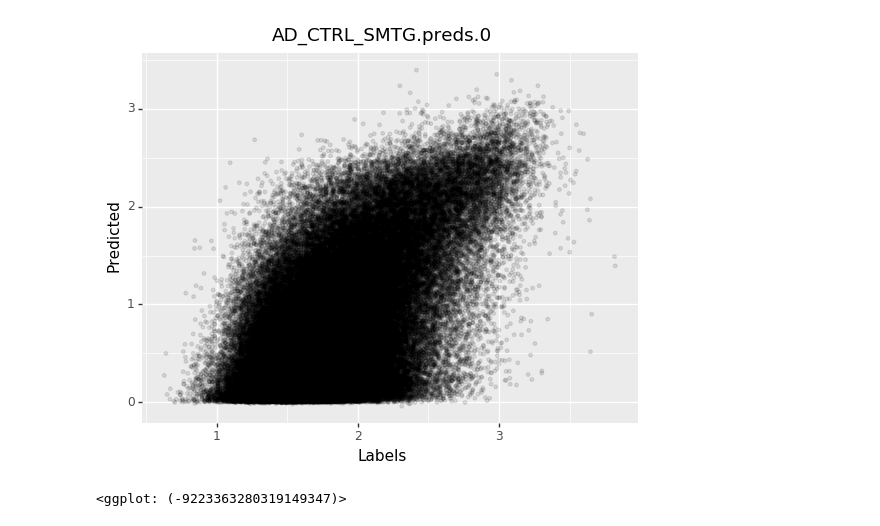
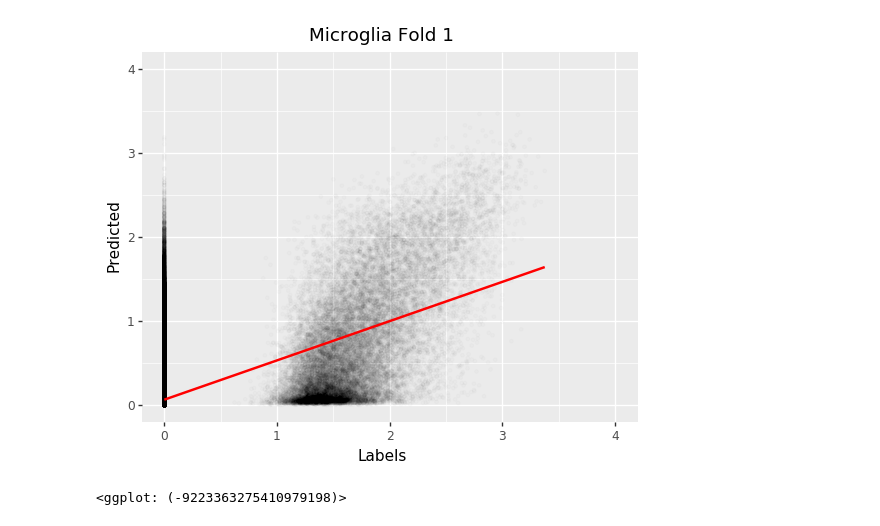
Before and after one commit to kundajelab/alzheimers_parkinsons, a Jupyter notebook: models/plot_predictions.ipynb, the cells around one changed output. Saved outputs shown, nothing was run; the diff lists cells and outputs as text; code cells hidden in the pictures.

```diff
--- a/models/plot_predictions.ipynb
+++ b/models/plot_predictions.ipynb
@@ -5,4 +6,6 @@ from pandas import *
+# %%
+data=pickle.load(open("/mnt/lab_data3/soumyak/adpd/deeplearning/predictions/regression/single_cell/pickles/microglia.new.preds.1",'rb'))
 # %%
-data=pickle.load(open("AD_CTRL_SMTG.preds.0",'rb'))
+data=pickle.load(open("/mnt/lab_data3/soumyak/adpd/deeplearning/predictions/regression/bulk/pickles/PD_CTRL_SUNI.preds.7",'rb'))
 # %%
 preds=np.concatenate((data[0],data[1].values),axis=1)
@@ -32,0 +37,4 @@ nonzero_preds_df.head()
+# %%
+subsampled = preds_df.sample(frac=0.2)
+display(subsampled.head())
+display(subsampled.shape)
@@ -33,5 +49,5 @@ nonzero_preds_df.head()
 # %%
-ggplot(nonzero_preds_df,aes(x="labels",y="predicted"))+geom_point(size=1,alpha=0.1)+xlab("Labels")+ylab("Predicted")+ggtitle("AD_CTRL_SMTG.preds.0")
+ggplot(subsampled,aes(x="labels",y="predicted"))+geom_point(size=1,alpha=0.01)+geom_smooth(method='lm',color='red')+xlab("Labels")+ylab("Predicted")+xlim(0,4)+ylim(0,4)+ggtitle("Microglia Fold 1")
 # %% [output]
-[figure, old version]
+[figure, new version]
-<ggplot: (-9223363280319149347)>
+<ggplot: (-9223363275410979198)>
```
Also changed, not shown: parts of 9 cells of this notebook, 12 other files.
